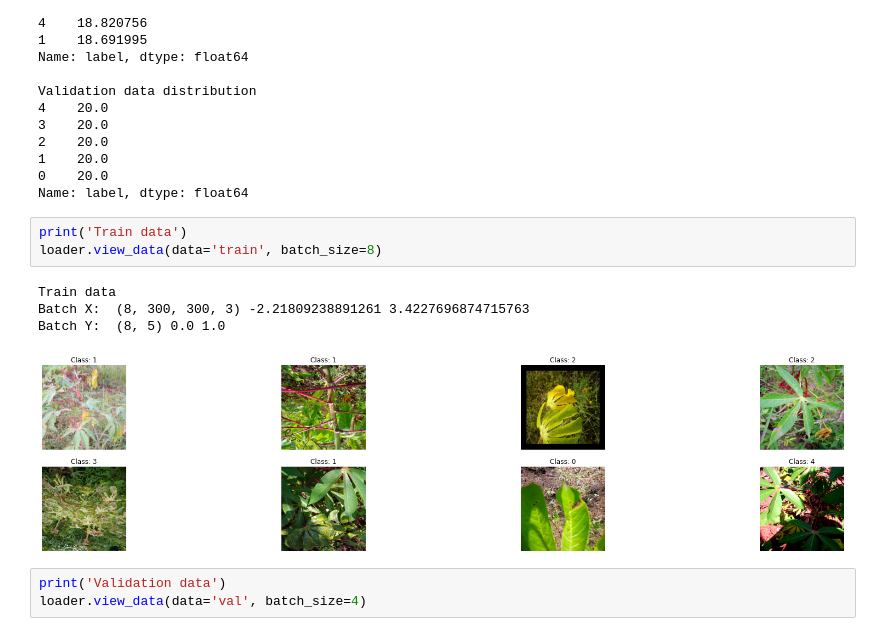
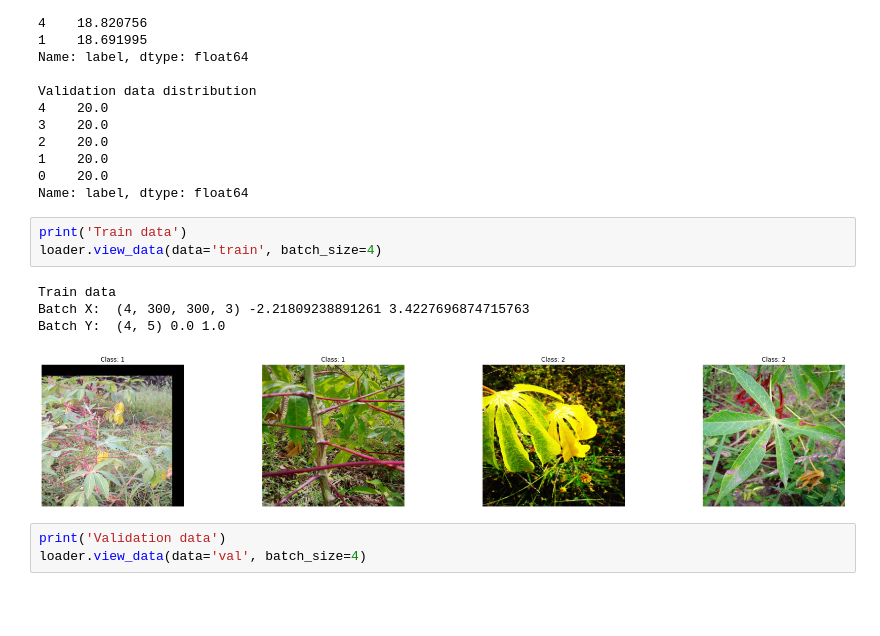
Before and after one commit to LucasKirsten/kaggle-cassava, a Jupyter notebook: codes/training.ipynb, the cells around one changed output. Saved outputs shown, nothing was run; the diff lists cells and outputs as text; blank space fills up the shorter version.

```diff
--- a/codes/training.ipynb
+++ b/codes/training.ipynb
@@ -40,12 +41,12 @@ Validation data distribution
 Name: label, dtype: float64
 # %%
 print('Train data')
-loader.view_data(data='train', batch_size=8)
+loader.view_data(data='train', batch_size=4)
 # %% [output]
 Train data
-Batch X:  (8, 300, 300, 3) -2.21809238891261 3.4227696874715763
-Batch Y:  (8, 5) 0.0 1.0
+Batch X:  (4, 300, 300, 3) -2.21809238891261 3.4227696874715763
+Batch Y:  (4, 5) 0.0 1.0
-[figure, old version]
+[figure, new version]
 # %%
 print('Validation data')
 loader.view_data(data='val', batch_size=4)
```
Also changed, not shown: parts of 3 cells of this notebook, 4 other files.
